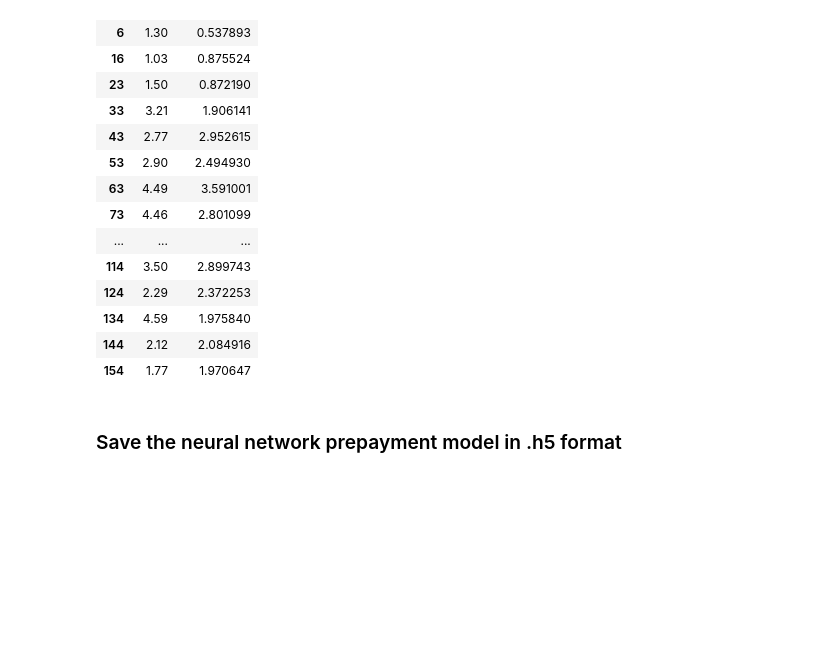
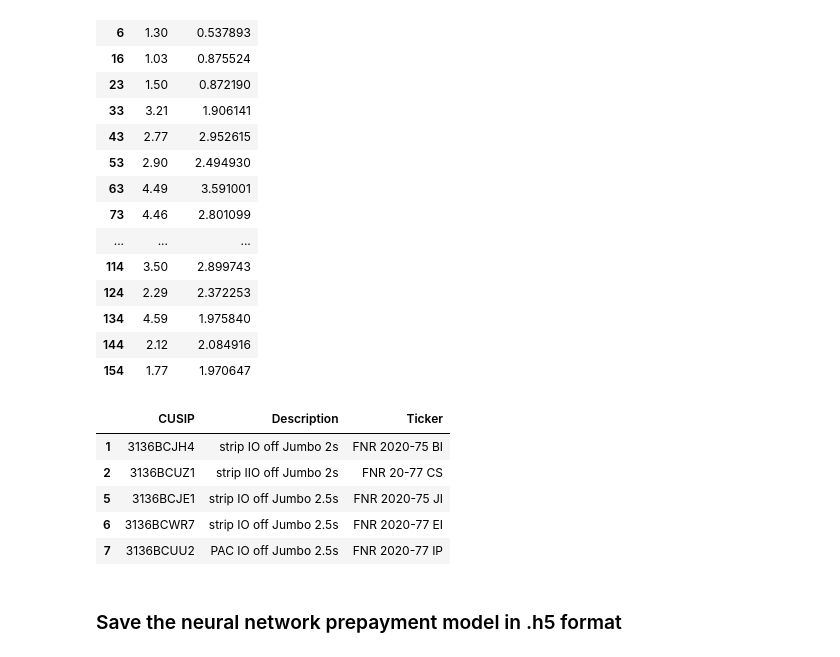
Before and after one commit to Bidek56/nn-ppm-model, a Jupyter notebook: model_fitting.ipynb, the cells around one changed output. Saved outputs shown, nothing was run; the diff lists cells and outputs as text; code cells hidden in the pictures; blank space fills up the shorter version.

```diff
--- a/model_fitting.ipynb
+++ b/model_fitting.ipynb
@@ -560,6 +560,18 @@ bonds[bonds['asofdate'] == 202010][['SMM','model SMM']]
 | 134 | 4.59 | 1.975840 |
 | 144 | 2.12 | 2.084916 |
 | 154 | 1.77 | 1.970647 |
+# %%
+book = pd.read_excel('../agency book.xlsx')
+book.dropna(inplace=True)
+# %%
+book.head()
+# %% [output]
+|  | CUSIP | Description | Ticker |
+| 1 | 3136BCJH4 | strip IO off Jumbo 2s | FNR 2020-75 BI |
+| 2 | 3136BCUZ1 | strip IIO off Jumbo 2s | FNR 20-77 CS |
+| 5 | 3136BCJE1 | strip IO off Jumbo 2.5s | FNR 2020-75 JI |
+| 6 | 3136BCWR7 | strip IO off Jumbo 2.5s | FNR 2020-77 EI |
+| 7 | 3136BCUU2 | PAC IO off Jumbo 2.5s | FNR 2020-77 IP |
 # %% [markdown]
 ### Save the neural network prepayment model in .h5 format
 # %%
```
